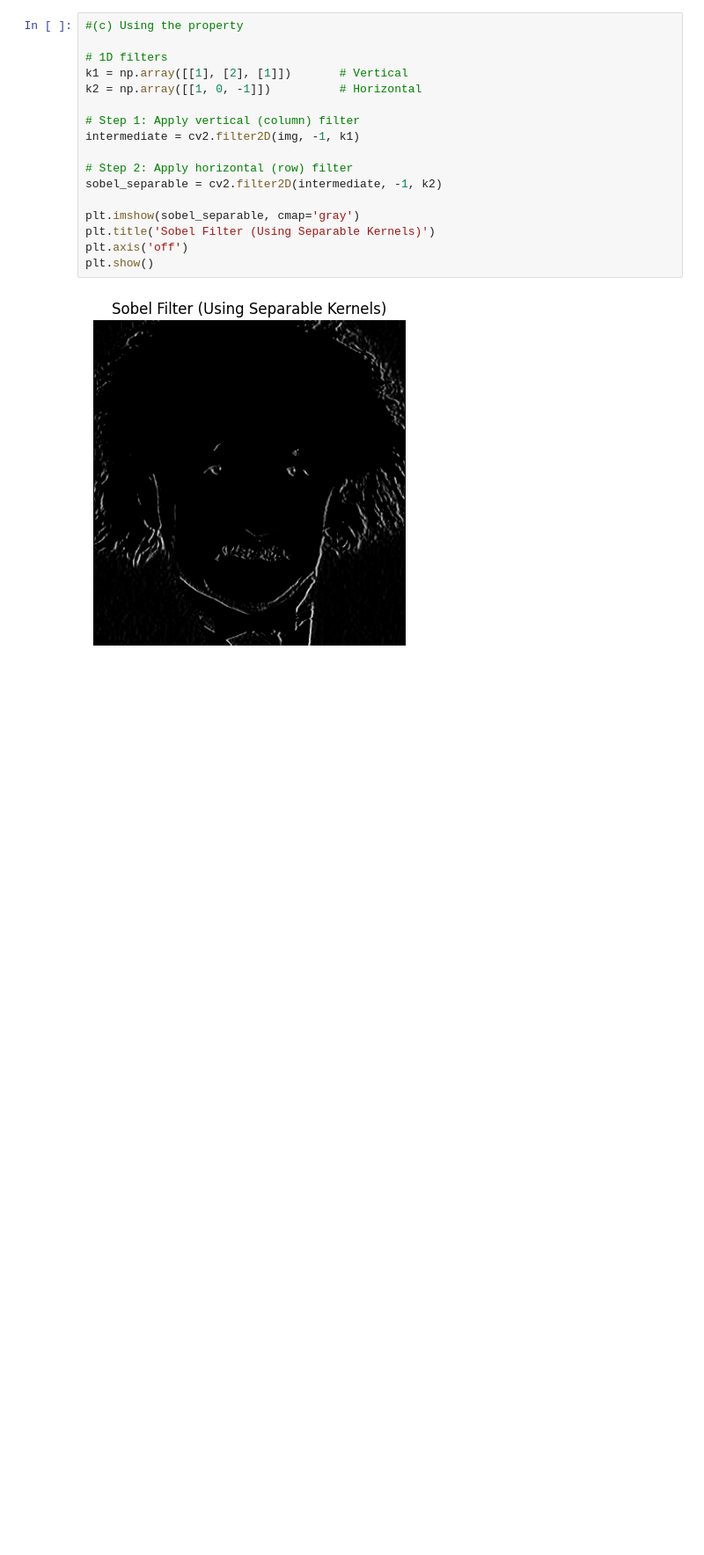
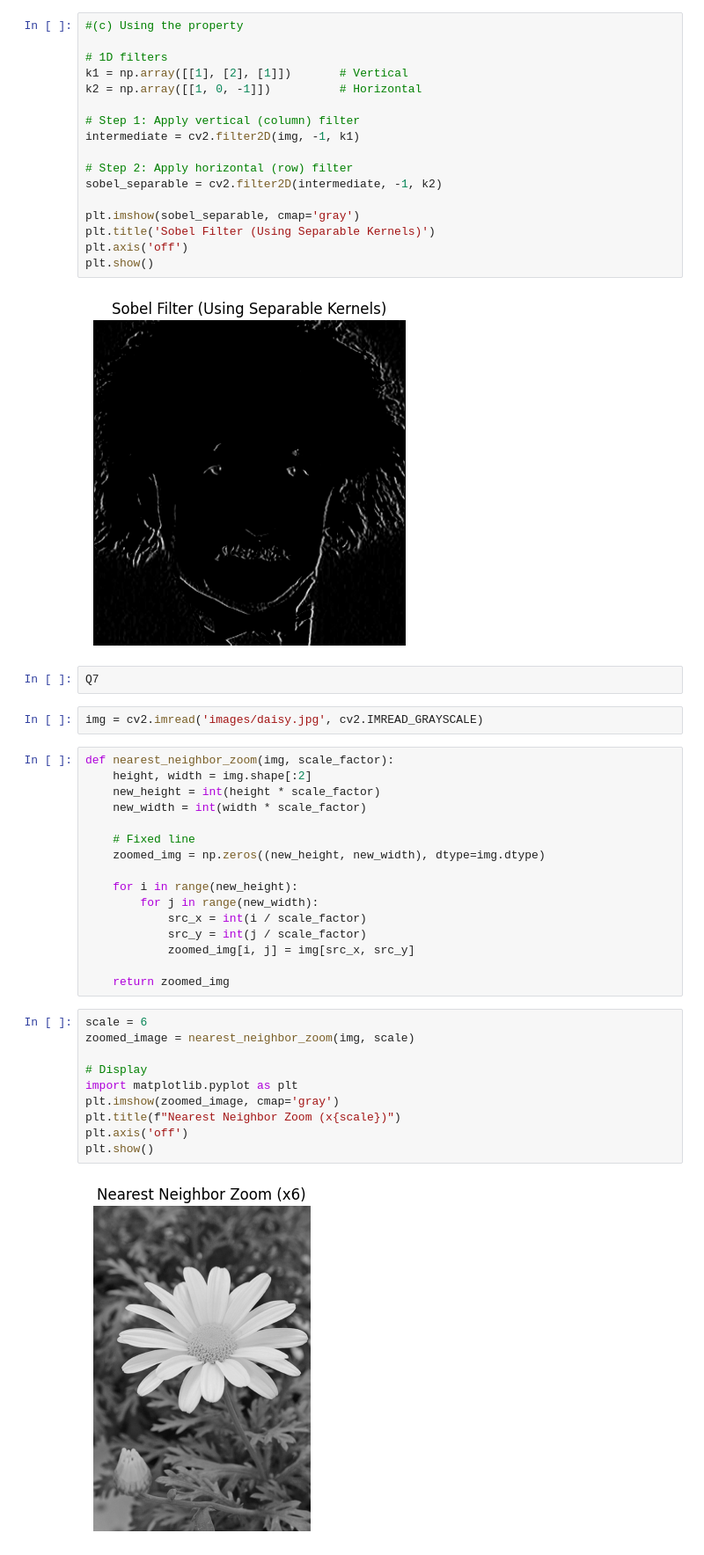
Before and after one commit to Bashinigamage/computer_vision, a Jupyter notebook: Assignment_1.ipynb, the cells around one changed output. Shown at 88% size. Drawn from its saved outputs; the diff is of its cells as text; blank space fills up the shorter version.

```diff
--- a/Assignment_1.ipynb
+++ b/Assignment_1.ipynb
@@ -692,3 +692,35 @@ plt.axis('off')
 plt.show()
 # %% [output]
 [figure]
+# %%
+Q7
+# %%
+img = cv2.imread('images/daisy.jpg', cv2.IMREAD_GRAYSCALE)
+# %%
+def nearest_neighbor_zoom(img, scale_factor):
+    height, width = img.shape[:2]
+    new_height = int(height * scale_factor)
+    new_width = int(width * scale_factor)
+
+    # Fixed line
+    zoomed_img = np.zeros((new_height, new_width), dtype=img.dtype)
+
+    for i in range(new_height):
+        for j in range(new_width):
+            src_x = int(i / scale_factor)
+            src_y = int(j / scale_factor)
+            zoomed_img[i, j] = img[src_x, src_y]
+
+    return zoomed_img
+# %%
+scale = 6
+zoomed_image = nearest_neighbor_zoom(img, scale)
+
+# Display
+import matplotlib.pyplot as plt
+plt.imshow(zoomed_image, cmap='gray')
+plt.title(f"Nearest Neighbor Zoom (x{scale})")
+plt.axis('off')
+plt.show()
+# %% [output]
+[figure, added]
```
Also changed, not shown: parts of 2 cells of this notebook.
